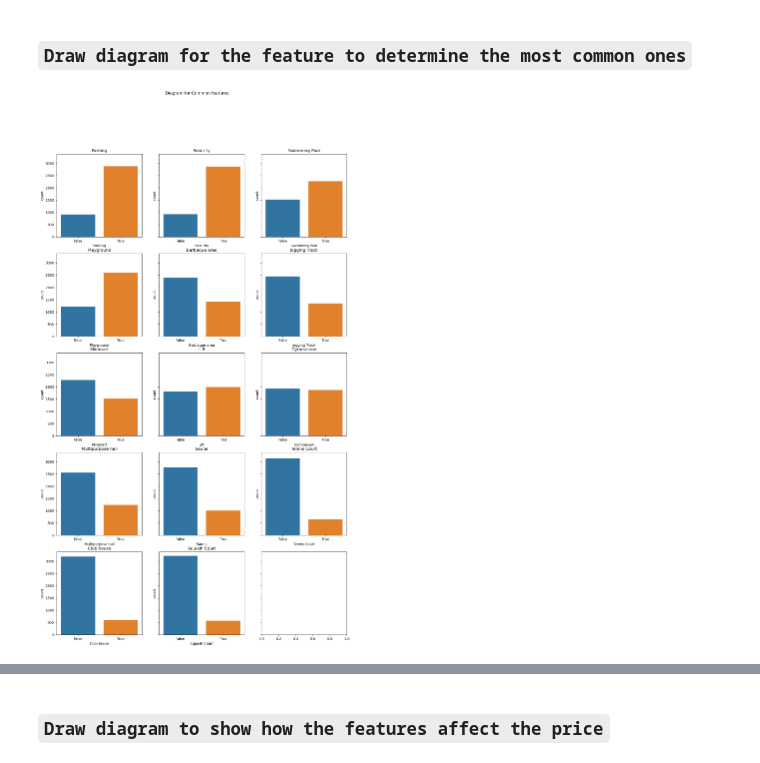
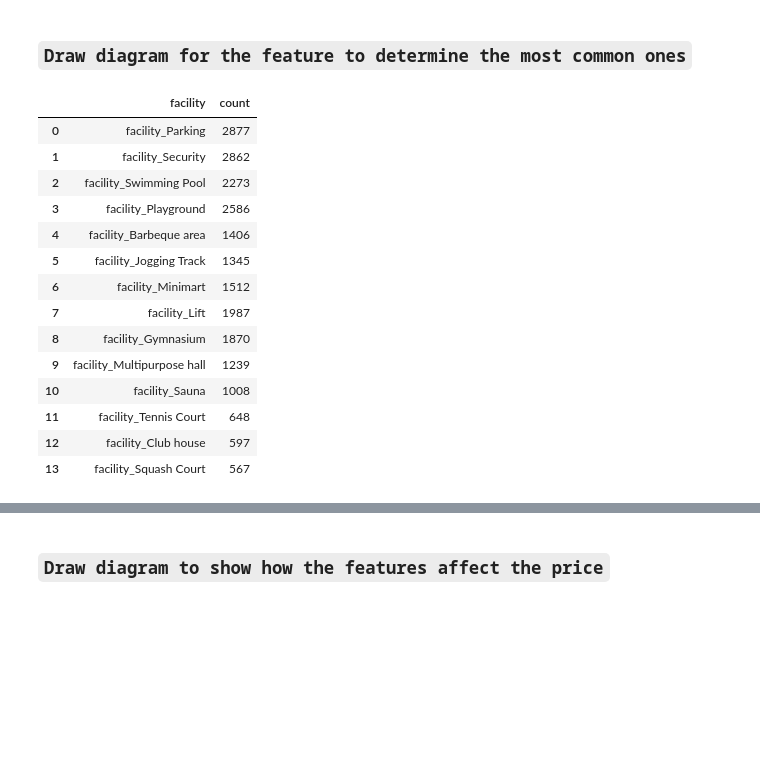
Before and after one commit to aahmedsherif/FinalProject, a Jupyter notebook: script.ipynb, the cells around one changed output, grey strips where cells are left out. Cells and saved outputs as stored; diff of their text form; code cells hidden in the pictures; blank space fills up the shorter version.

```diff
--- a/script.ipynb
+++ b/script.ipynb
@@ -501,7 +520,28 @@ def draw_countplots_for_columns(title, df, column_names_array, no_of_rows):
                 sns.countplot(ax=axes[i,j], data=df, x=column_names_array[i,j])
                 axes[i,j].set_title(column_names_array[i,j])
 # %%
-bool_columns = df.select_dtypes(include='bool').columns
-draw_countplots_for_columns('Diagram for Common features', df, np.array( bool_columns ), 5)
+# bool_columns = df.select_dtypes(include='bool').columns
+# facility_columns = [x  for x in bool_columns if x.startswith('facility_') ]
+
+# draw_countplots_for_columns('Diagram for Common features', df, np.array( facility_columns ), 5)
-# %% [output]
-[figure, removed]
+# %%
+facility_columns_df = pd.DataFrame(df[facility_columns].sum(), columns=['count'])
+facility_columns_df.reset_index(inplace=True)
+facility_columns_df.columns = ['facility', 'count']
+facility_columns_df
+# %% [output]
+|  | facility | count |
+| 0 | facility_Parking | 2877 |
+| 1 | facility_Security | 2862 |
+| 2 | facility_Swimming Pool | 2273 |
+| 3 | facility_Playground | 2586 |
+| 4 | facility_Barbeque area | 1406 |
+| 5 | facility_Jogging Track | 1345 |
+| 6 | facility_Minimart | 1512 |
+| 7 | facility_Lift | 1987 |
+| 8 | facility_Gymnasium | 1870 |
+| 9 | facility_Multipurpose hall | 1239 |
+| 10 | facility_Sauna | 1008 |
+| 11 | facility_Tennis Court | 648 |
+| 12 | facility_Club house | 597 |
+| 13 | facility_Squash Court | 567 |
```
Also changed, not shown: parts of 42 cells of this notebook.
